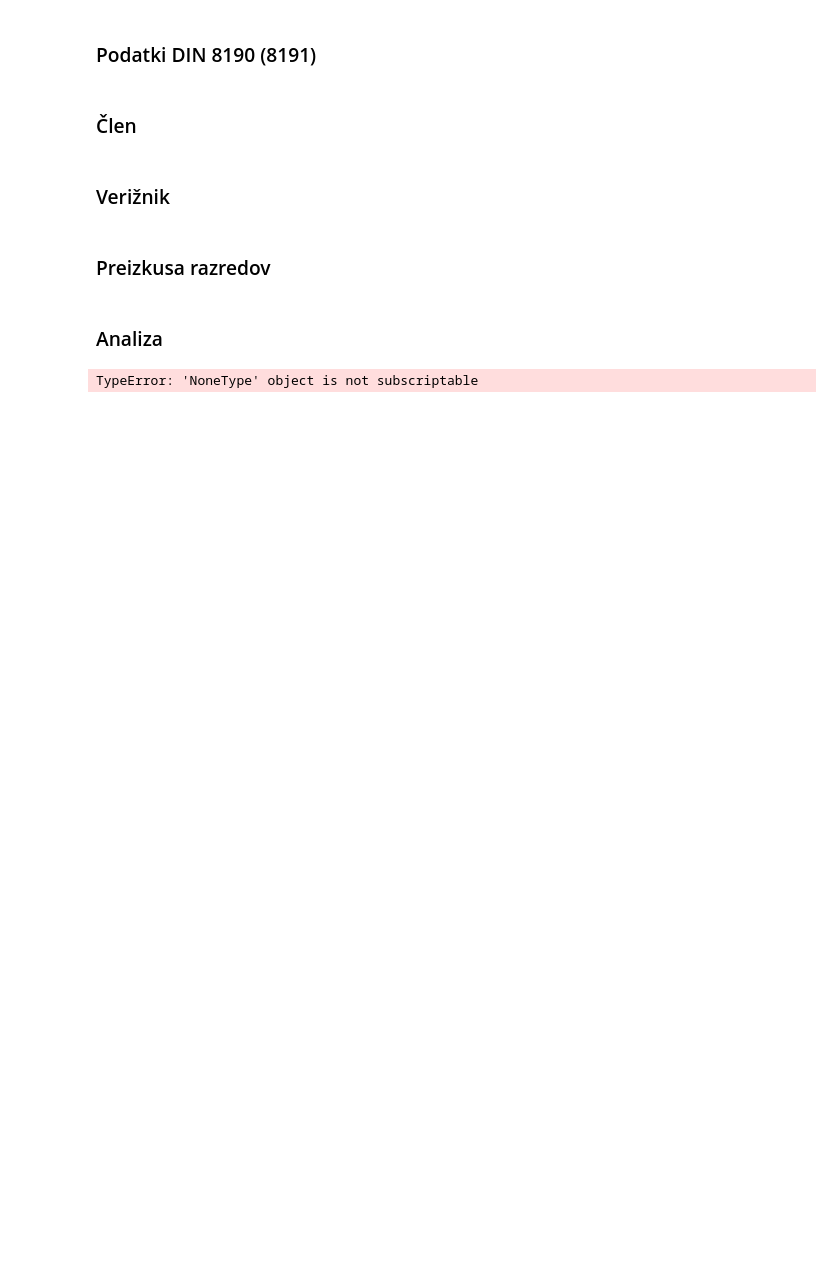
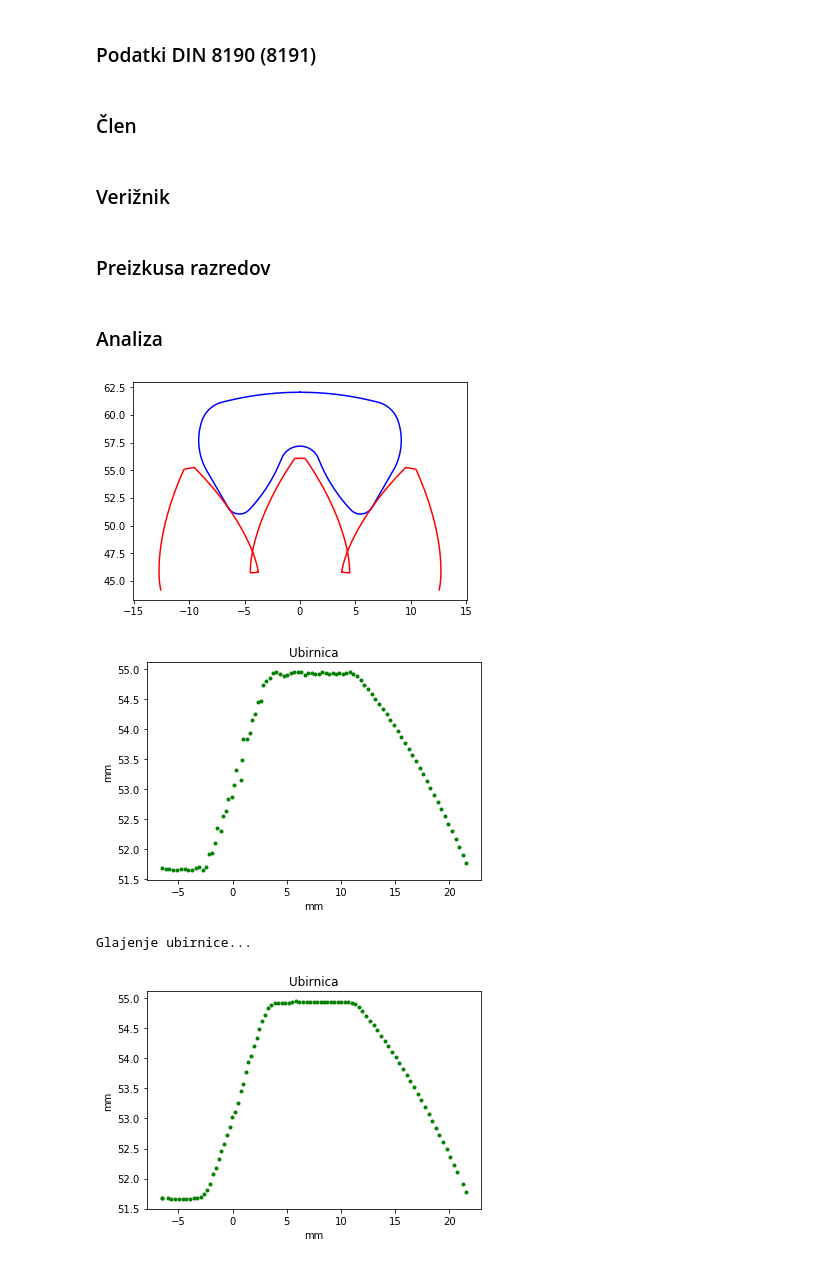
Before and after one commit to JMarinko/veriga, a Jupyter notebook: clen_novo.ipynb, the cells around one changed output. Saved outputs shown, nothing was run; the diff lists cells and outputs as text; code cells hidden in the pictures; blank space fills up the shorter version.

```diff
--- a/clen_novo.ipynb
+++ b/clen_novo.ipynb
@@ -16,7 +16,7 @@ podatki = [['06', 9.525, 3.76, 10.9, 6.7, 3, 9, 0.6],
 # %% [markdown]
 ### Člen
 # %%
-class clen():
+class Clen():
 
     def __init__(self, podatki_i):
         ime, self.p, self.f, g1, g2, c, u, y = podatki_i
@@ -63,7 +63,7 @@ class clen():
 
         # Zbiranje rezultatov
 
-        st_t_c = 300 # Število_točk_člen -> število točk, ki jih uporabim na posamezni krivulji
+        st_t_c = 500  # Število_točk_člen -> število točk, ki jih uporabim na posamezni krivulji
         self.x0 = []
         self.y0 = []
         funkcije = [self.x1, self.y1, self.x2, self.y2, self.x3, self.y3, self.x4, self.y4, self.x5, self.y5,
@@ -185,7 +185,7 @@ class clen():
 # %% [markdown]
 ### Verižnik
 # %%
-class veriznik():
+class Veriznik():
 
     def __init__(self, podatki_i, z):
 
@@ -209,7 +209,7 @@ class veriznik():
         x_evo0 = [self.f_x_evolventa(osnovni_premer / 2, u)]
         y_evo0 = [self.f_y_evolventa(osnovni_premer / 2, u)]
         while r_trenutni < self.zunanji_premer / 2:
-            napaka = 0.0001  # korak po katerem se pomika cez točke
+            napaka = 0.000002  # korak po katerem se pomika cez točke
             u += napaka
             x_trenutni = self.f_x_evolventa(osnovni_premer / 2, u)
             y_trenutni = self.f_y_evolventa(osnovni_premer / 2, u)
@@ -219,7 +219,8 @@ class veriznik():
             if abs(r_trenutni - razdelni_premer / 2) <= ((razdelni_premer - osnovni_premer) / 2) / len(x_evo0):
                 xy_razdelni = (x_trenutni, y_trenutni)
 
-        zeljeno_stevilo_tock = 300  # število točk, ki jih uporabim na posameznem odseku
+        zeljeno_stevilo_tock = 500  # število točk, ki jih uporabim na posameznem odseku. Če to želim zvečati,
+                                    # moram zmanjšati korak! Drugače analiza: "Error: array without sequence."
         korak_po_tockah = int(len(x_evo0) / zeljeno_stevilo_tock) + 1
         x_evo1 = x_evo0[::korak_po_tockah]
         y_evo1 = y_evo0[::korak_po_tockah]
@@ -312,14 +313,14 @@ def premicno_povprecje(array, st_tock):
         na.append(array[-i])
     return na
 # %%
-class analiza():
+class Analiza():
 
     '''Vzame podatke za clen in veriznik (podatki_i in z) in ju pribliza s funkcijo priblizaj.
     Nato ju zavrti in vrne tocke kontakta.'''
 
     def __init__(self, podatki_i, z, kot_analize):
-        self.c = clen(podatki_i)
-        self.v = veriznik(podatki_i, z)
+        self.c = Clen(podatki_i)
+        self.v = Veriznik(podatki_i, z)
         self.kot_analize = kot_analize
 
         # Skupni seznami
@@ -351,7 +352,7 @@ class analiza():
         for i, (x_c, y_c) in enumerate(zip(self.c.x[3], self.c.y[3])):
             for j, (x_v, y_v) in enumerate(zip(self.v.x[2], self.v.y[2])):
                 try:  # Zadnjega clena ne more, ker je index out of range [i+1]
-                    if abs(x_v - x_c) < abs(x_c - self.c.x[3][i+1])/2 and abs(x_v - x_c) < abs(x_v - self.v.x[[2],[j+1]])/2:
+                    if abs(x_v - x_c) < abs(x_c - self.c.x[3][i+1])/2:  # and abs(x_v - x_c) < abs(x_v - self.v.x[[2],[j+1]])/2:
                         razdalja = y_c - y_v
                         if razdalja < 0:
                             raise Exception("Se že sekata!")
@@ -383,6 +384,7 @@ class analiza():
                             min_razdalja = [i, j, x_c, y_c, x_v, y_v, razdalja]
                 except:  # Za try mora vedno pridet še except.
                     break
+
         if min_razdalja:
             self.c.translacija_x(min_razdalja[-1])
 
@@ -411,11 +413,18 @@ class analiza():
 
     def glajenje_ubirnice(self):
         print("Glajenje ubirnice...")
-        self.x_g = premicno_povprecje(self.x_v, 5)  # Izgubim nekatere točke na začetku in koncu!
-        self.y_g = premicno_povprecje(self.y_v, 5)
+        self.x_g = premicno_povprecje(self.x_v, 7)
+        self.y_g = premicno_povprecje(self.y_v, 7)
         self.x_v = self.x_g
         self.y_v = self.y_g
+
+    #def relativne_hitrosti(self):
-# %%
-a = analiza(podatki[0], 35, np.pi/50)  # max pi/500
-# %% [output]
-TypeError: 'NoneType' object is not subscriptable
+# %%
+a = Analiza(podatki[0], 35, np.pi/500)  # Dobro: st tock obeh 500, pi/500
+# Če želim pohitrit, spremeni št točk verižnika in
+# predvsem korak zanko prej -> "napaka".
+# %% [output]
+[figure, added]
+[figure, added]
+Glajenje ubirnice...
+[figure, added]
```
Also changed, not shown: parts of 1 cell of this notebook.
